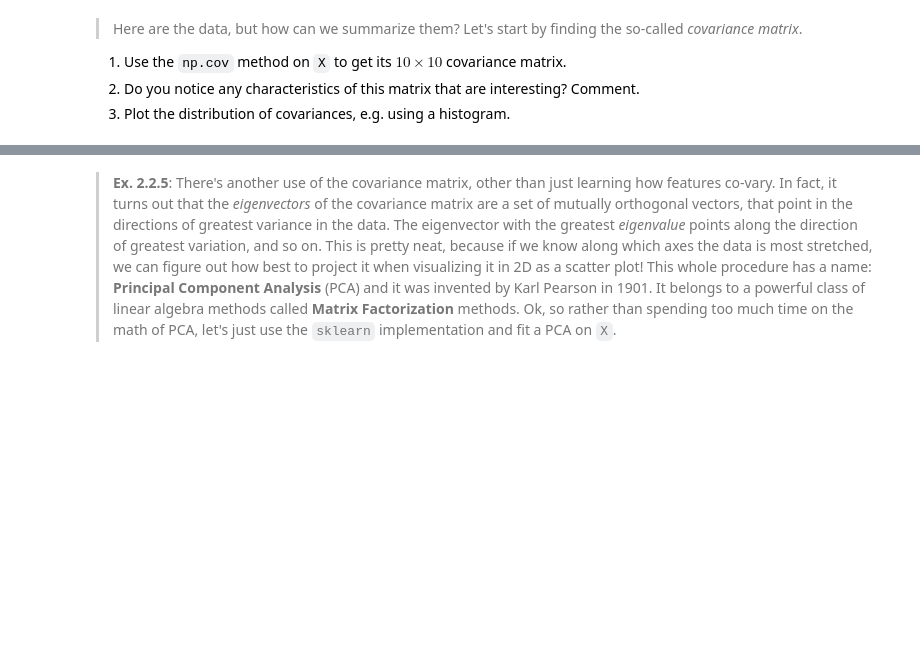
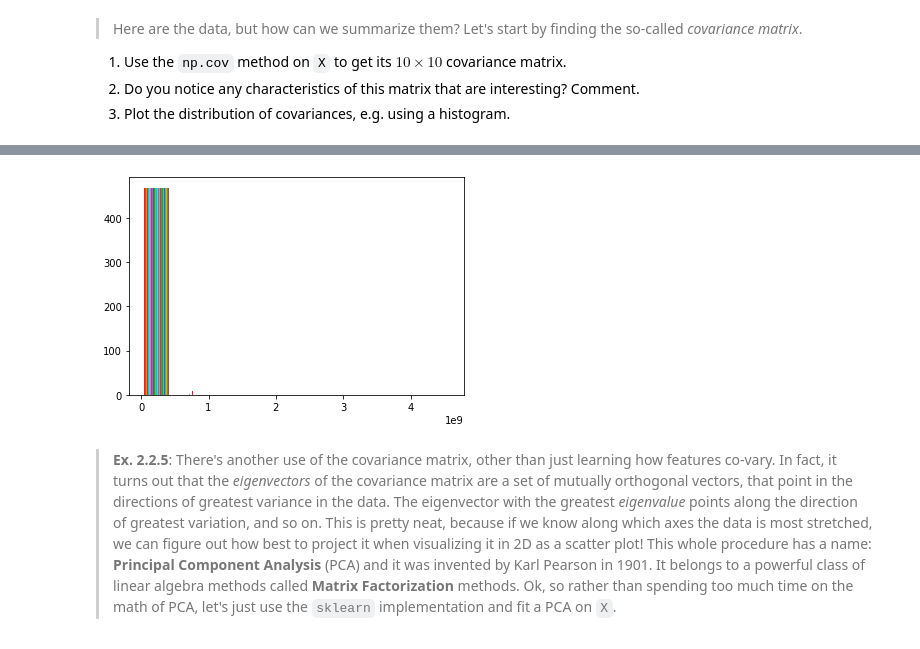
Before and after one commit to wsjung/caobd_f19, a Jupyter notebook: assignments/assignment1.ipynb, the cells around one changed output, grey strips where cells are left out. Cells and saved outputs as stored; diff of their text form; code cells hidden in the pictures; blank space fills up the shorter version.

```diff
--- a/assignments/assignment1.ipynb
+++ b/assignments/assignment1.ipynb
@@ -31,17 +24,6 @@ a KeyError. Any key that does not exist gets the value returned by the default f
 >        defaultdict(<type 'list'>, {'a': [1, None, None], 'c': [False], 'b': [3, True]})
 
 >*Hint: you can import `defaultdict` from `collections`*
-# %%
-from collections import defaultdict
-
-l = [("a", 1), ("b", 3), ("a", None), ("c", False), ("b", True), ("a", None)]
-
-d = defaultdict(list)
-
-for k, v in l:
-    d[k].append(v)
-
-print(d)
 # %% [markdown]
 >**Ex. 1.2.4**: The URL reveals that the data is from reddit/r/gameofthrones, but can you recover that information from the data? Give your answer by 'keying' into the JSON data using square brackets.
 
@@ -64,18 +46,6 @@ print(d)
 >        Out [ ]: ['Kim', 'Frank', 'Sandy']
 >
 >*`my_json_obj['cats']` returns the dictionary `{'awesome': ['Missy'], 'useless': ['Kim', 'Frank', 'Sandy']}` and getting '`useless`' from that eventually gives us `['Kim', 'Frank', 'Sandy']`. If any of those list items were a list of a dictionary themselves, we could have kept keying deeper into the structure.*
-# %%
-import requests, json
-
-#grab data
-r = requests.get('https://www.reddit.com/r/gameofthrones/.json')
-print(r.status_code) #check if request worked
-
-#get json format
-data = r.json()
-
-#key into data
-print(data['data']['children'][0]['data']['subreddit'])
 # %% [markdown]
 >**Ex 1.2.5**: Write two `for` loops (or list comprehensions for extra street credits) which:
 >1. Counts the number of spoilers.
@@ -168,3 +256,9 @@ X
+# %%
+# Answer to #3:
+plt.hist(np.triu(np.cov(X))) # only showing the lower triangle values since the matrix is symmetrical
+plt.show()
+# %% [output]
+[figure, added]
 # %% [markdown]
 >**Ex. 2.2.5**: There's another use of the covariance matrix, other than just learning how features co-vary. In fact, it turns out that the *eigenvectors* of the covariance matrix are a set of mutually orthogonal vectors, that point in the directions of greatest variance in the data. The eigenvector with the greatest *eigenvalue* points along the direction of greatest variation, and so on. This is pretty neat, because if we know along which axes the data is most stretched, we can figure out how best to project it when visualizing it in 2D as a scatter plot! This whole procedure has a name: **Principal Component Analysis** (PCA) and it was invented by Karl Pearson in 1901. It belongs to a powerful class of linear algebra methods called **Matrix Factorization** methods. Ok, so rather than spending too much time on the math of PCA, let's just use the `sklearn` implementation and fit a PCA on `X`.
 # %%
```
Also changed, not shown: parts of 47 cells of this notebook.
